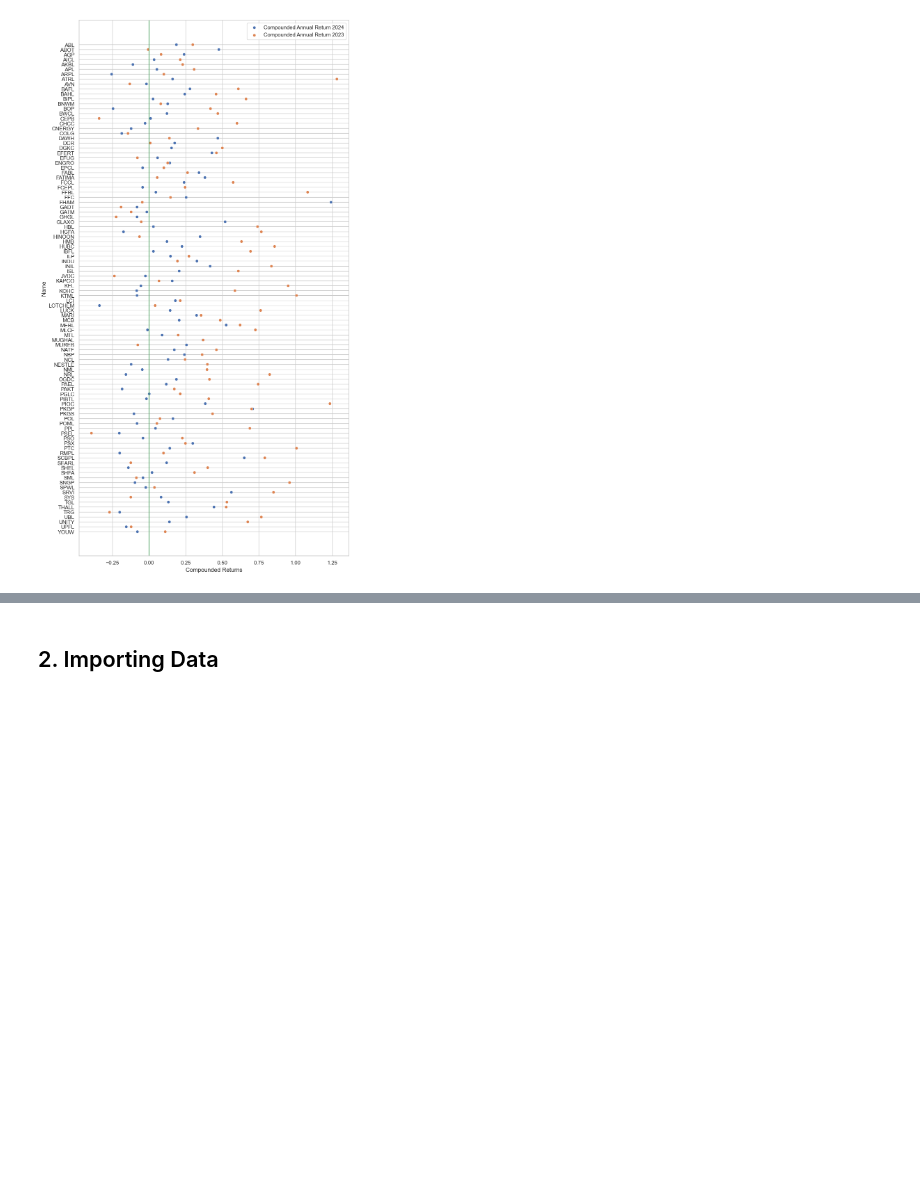
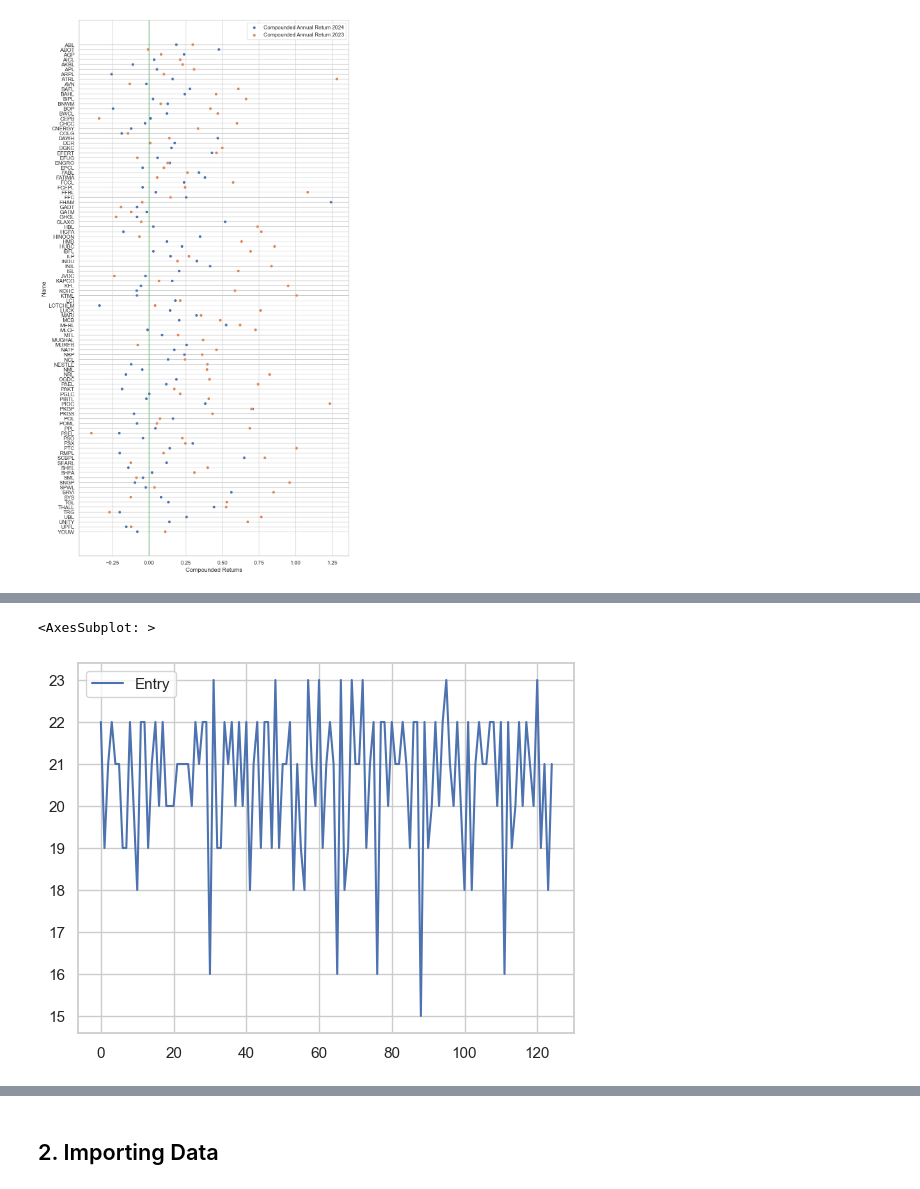
Before and after one commit to EdgarPoeAllan/portfolio_PSX, a Jupyter notebook: Portfolio Construction-PSX.ipynb, the cells around one changed output, grey strips where cells are left out. Cells and saved outputs as stored; diff of their text form; code cells hidden in the pictures; blank space fills up the shorter version.

```diff
--- a/Portfolio Construction-PSX.ipynb
+++ b/Portfolio Construction-PSX.ipynb
@@ -219,0 +235,10 @@ plt.show()
+# %%
+data = {"Month":[],"Entry":[]}
+entry = pd.DataFrame(data)
+year = 2014
+n=1
+month = str(year)+'-'+str(n)
+num = returns.loc[month].shape[0]
+newrow = pd.DataFrame({"Month":[month],"Entry":[num]})
+entry = pd.concat([entry,newrow],ignore_index=True)
+entry
@@ -219,0 +248,16 @@ plt.show()
+# %%
+#You're writing a function to check the number of entries per month
+entries = pd.DataFrame({"Month":[],"Entry":[]})
+
+for year in range(2014,2025):
+    for n in range(1,13):
+        try:
+            month = str(year)+'-'+str(n)
+            num = returns.loc[month].shape[0]
+            #new_entry = pd.DataFrame({"Month":[month],"Entry":[num]})
+            #entries = pd.concat([entries,new_entry],ignore_index=True)
+            entries.loc[len(entries)] = [month,num]
+
+            #print('Month '+month+' has '+str(num)+' entries')
+        except Exception as e:
+            print('Month'+str(e)+' not found')
@@ -219,0 +272,6 @@ plt.show()
+# %%
+#we check the number of entries in each month
+entries.plot()
+# %% [output]
+<AxesSubplot: >
+[figure, added]
```
Also changed, not shown: parts of 11 cells of this notebook.
